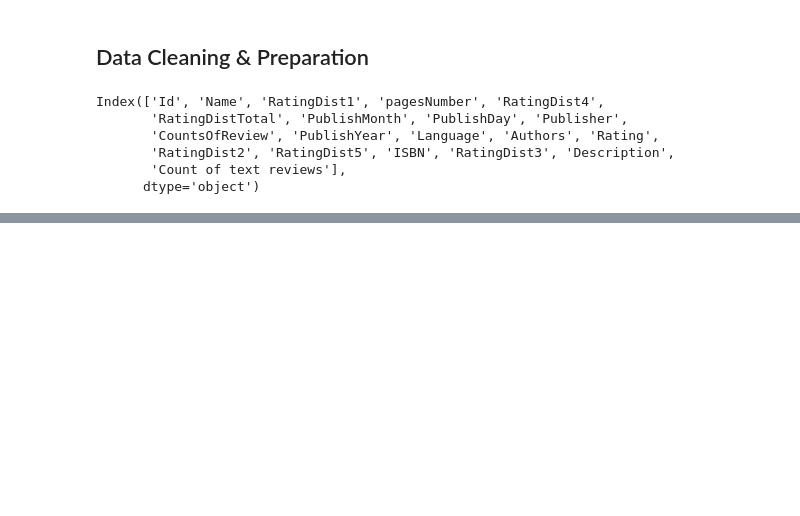
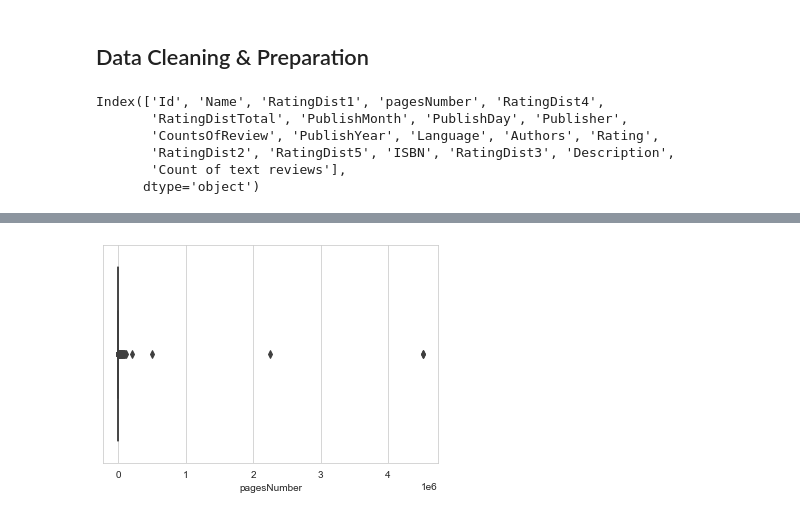
Before and after one commit to raydiwill/goodreads-portfolio, a Jupyter notebook: EDA.ipynb, the cells around one changed output, grey strips where cells are left out. Cells and saved outputs as stored; diff of their text form; code cells hidden in the pictures; blank space fills up the shorter version.

```diff
--- a/EDA.ipynb
+++ b/EDA.ipynb
@@ -84,0 +118,7 @@ plt.show()
+# %%
+book_df.pagesNumber.max()
+
+sns.boxplot(data=book_df, x = "pagesNumber")
+plt.show()
+# %% [output]
+[figure, added]
```
Also changed, not shown: parts of 13 cells of this notebook.
